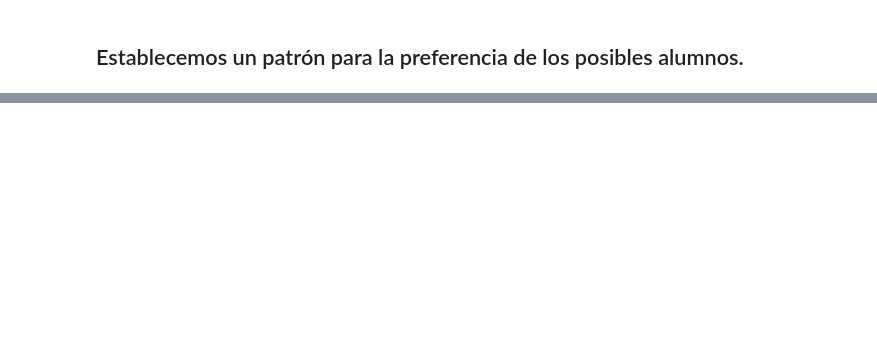
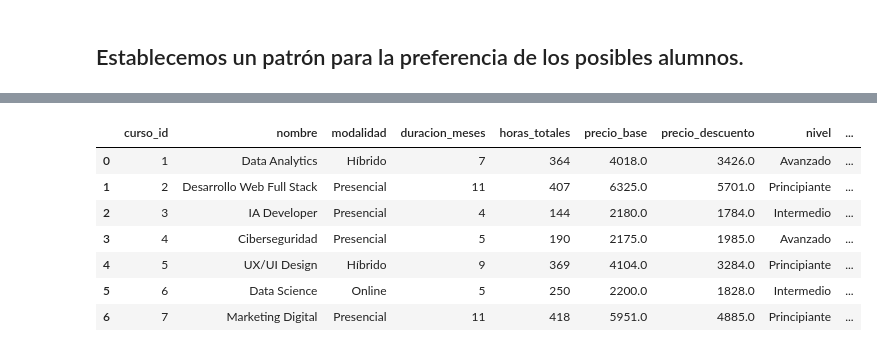
Before and after one commit to AntonioHackio/Proyecto_Final_Data, a Jupyter notebook: notebooks/eda_csv.ipynb, the cells around one changed output, grey strips where cells are left out. Saved outputs shown, nothing was run; the diff lists cells and outputs as text; code cells hidden in the pictures; blank space fills up the shorter version.

Commit message:
Carga parte base de datos

```diff
--- a/notebooks/eda_csv.ipynb
+++ b/notebooks/eda_csv.ipynb
@@ -530,0 +1168,13 @@ cursos_final.info()
+# %%
+cursos_final['curso_id'] = pd.factorize(cursos_final['curso_id'])[0] + 1
+# %%
+cursos_final
+# %% [output]
+|  | curso_id | nombre | modalidad | duracion_meses | horas_totales | precio_base | precio_descuento | nivel | ... |
+| 0 | 1 | Data Analytics | Híbrido | 7 | 364 | 4018.0 | 3426.0 | Avanzado | ... |
+| 1 | 2 | Desarrollo Web Full Stack | Presencial | 11 | 407 | 6325.0 | 5701.0 | Principiante | ... |
+| 2 | 3 | IA Developer | Presencial | 4 | 144 | 2180.0 | 1784.0 | Intermedio | ... |
+| 3 | 4 | Ciberseguridad | Presencial | 5 | 190 | 2175.0 | 1985.0 | Avanzado | ... |
+| 4 | 5 | UX/UI Design | Híbrido | 9 | 369 | 4104.0 | 3284.0 | Principiante | ... |
+| 5 | 6 | Data Science | Online | 5 | 250 | 2200.0 | 1828.0 | Intermedio | ... |
+| 6 | 7 | Marketing Digital | Presencial | 11 | 418 | 5951.0 | 4885.0 | Principiante | ... |
```
Also changed, not shown: parts of 54 cells of this notebook, 6 other files.
